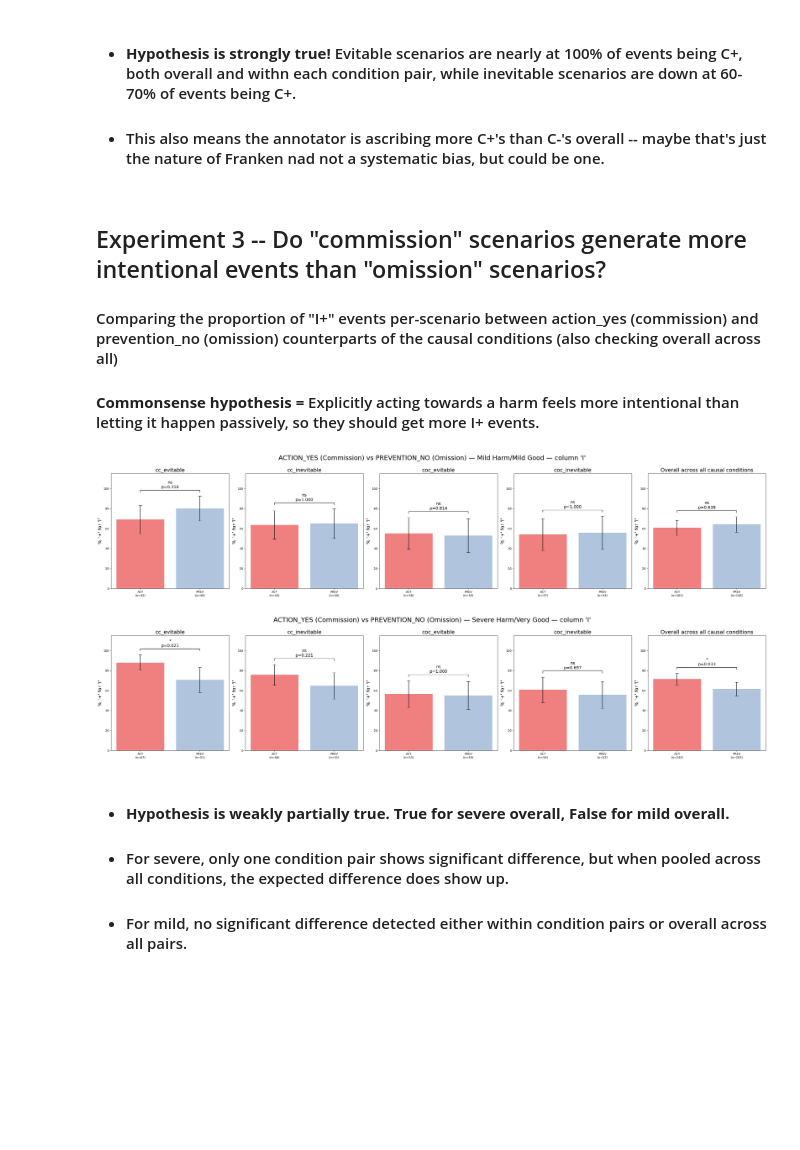
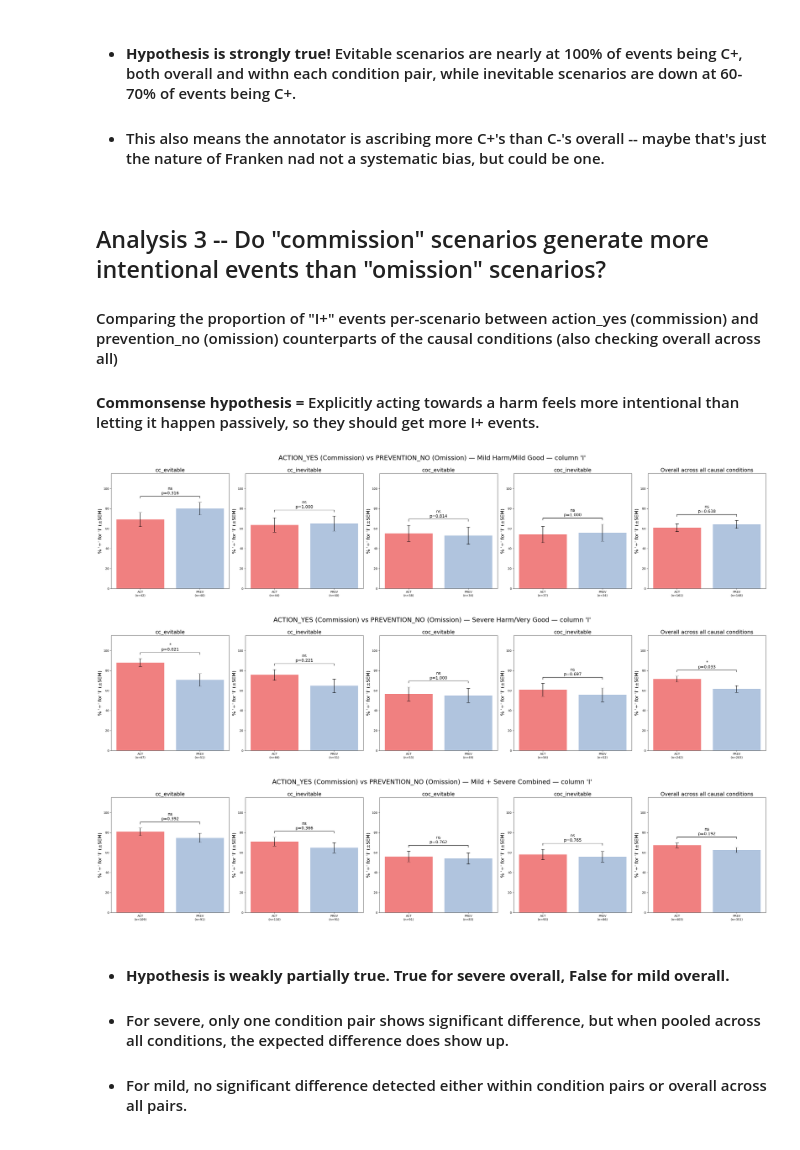
Before and after one commit to AIObjectives/graph_extract, a Jupyter notebook: analysis/franken/analyze_franken_may2026_o1o2.ipynb, the cells around one changed output. Drawn from its saved outputs; the diff is of its cells as text; code cells hidden in the pictures; blank space fills up the shorter version.

```diff
--- a/analysis/franken/analyze_franken_may2026_o1o2.ipynb
+++ b/analysis/franken/analyze_franken_may2026_o1o2.ipynb
@@ -359,7 +378,7 @@ in_evit_barplots(severe_FRANKEN_df, "Severe Harm/Very Good", column="C")
 - #### **Hypothesis is strongly true!** Evitable scenarios are nearly at 100% of events being C+, both overall and withn each condition pair, while inevitable scenarios are down at 60-70% of events being C+.
 - #### This also means the annotator is ascribing more C+'s than C-'s overall -- maybe that's just the nature of Franken nad not a systematic bias, but could be one.
 # %% [markdown]
-## Experiment 3 -- Do "commission" scenarios generate more intentional events than "omission" scenarios?
+## Analysis 3 -- Do "commission" scenarios generate more intentional events than "omission" scenarios?
 #### Comparing the proportion of "I+" events per-scenario between action_yes (commission) and prevention_no (omission) counterparts of the causal conditions (also checking overall across all)
 #### **Commonsense hypothesis =** Explicitly acting towards a harm feels more intentional than letting it happen passively, so they should get more I+ events.
 # %%
@@ -383,12 +402,12 @@ def co_omission_barplots(df, title_suffix, column="I"):
 
     def plot_pair(ax, action_series, prevention_series, title):
         groups = {"ACT": action_series, "PREV": prevention_series}
-        pcts, cis, ns = {}, {}, {}
+        pcts, sems, ns = {}, {}, {}
         for label, s in groups.items():
             n = len(s)
             p = (s == "+").mean()
             pcts[label] = p * 100
-            cis[label]  = 1.96 * np.sqrt(p * (1 - p) / n) * 100  # 95% CI
+            sems[label] = np.sqrt(p * (1 - p) / n) * 100  # SEM
             ns[label]   = n
 
         # chi-square on 2x2 contingency table
@@ -399,13 +418,13 @@ def co_omission_barplots(df, title_suffix, column="I"):
 
         labels = ["ACT", "PREV"]
         bar_vals = [pcts[l] for l in labels]
-        err_vals = [cis[l]  for l in labels]
+        err_vals = [sems[l] for l in labels]
 
         ax.bar(labels, bar_vals, yerr=err_vals, capsize=6,
                color=["lightcoral", "lightsteelblue"], error_kw=dict(elinewidth=1.5))
 
         # significance bracket between the two bars
-        y_top = max(pcts[l] + cis[l] for l in labels) + 4
+        y_top = max(pcts[l] + sems[l] for l in labels) + 4
         ax.plot([0, 0, 1, 1], [y_top, y_top + 2, y_top + 2, y_top], lw=1.2, c="black")
         ax.text(0.5, y_top + 3, f"{sig_stars(p_val)}\np={p_val:.3f}",
                 ha="center", va="bottom", fontsize=14)
@@ -414,7 +433,7 @@ def co_omission_barplots(df, title_suffix, column="I"):
         ax.set_xticks([0, 1])
         ax.set_xticklabels([f"ACT\n(n={ns['ACT']})", f"PREV\n(n={ns['PREV']})"])
         ax.set_ylim(0, 115)
-        ax.set_ylabel(f"% '+' for '{column}'")
+        ax.set_ylabel(f"% '+' for '{column}' (±SEM)")
         ax.yaxis.label.set_size(16)
         ax.set_title(title, fontsize=18)
 
@@ -439,9 +458,11 @@ def co_omission_barplots(df, title_suffix, column="I"):
 # %%
 co_omission_barplots(mild_FRANKEN_df, "Mild Harm/Mild Good", column="I")
 co_omission_barplots(severe_FRANKEN_df, "Severe Harm/Very Good", column="I")
+co_omission_barplots(all_FRANKEN_df, "Mild + Severe Combined", column="I")
 # %% [output]
-[figure, old version]
+[figure, new version]
-[figure, old version]
+[figure, new version]
+[figure, added]
 # %% [markdown]
 - #### **Hypothesis is weakly partially true. True for severe overall, False for mild overall.**
 - #### For severe, only one condition pair shows significant difference, but when pooled across all conditions, the expected difference does show up.
```
Also changed, not shown: parts of 18 cells of this notebook, 12 other files.
